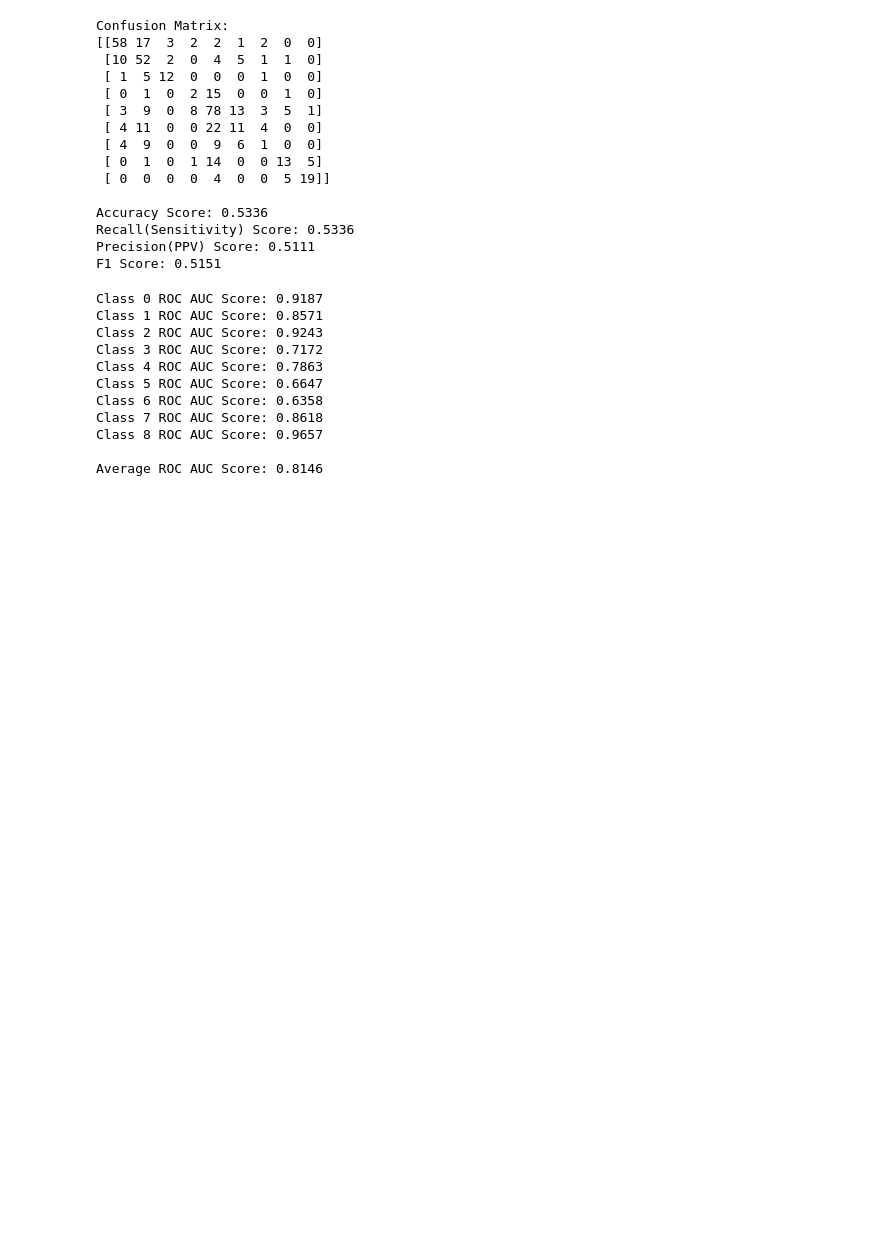
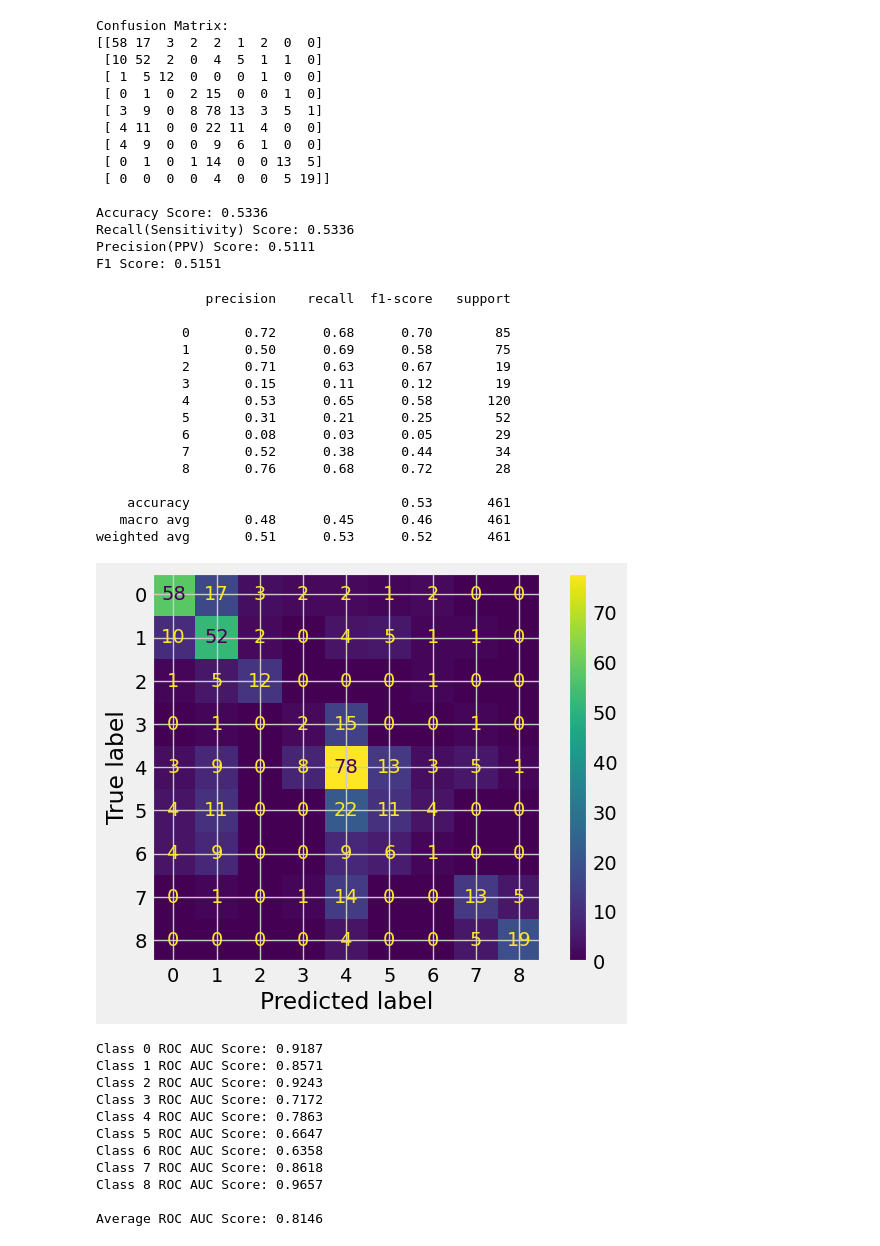
Before and after one commit to sah9j/FinalDataDive, a Jupyter notebook: main.ipynb, the cells around one changed output. Cells and saved outputs as stored; diff of their text form; code cells hidden in the pictures; blank space fills up the shorter version.

Commit message:
Adding visualizations

```diff
--- a/main.ipynb
+++ b/main.ipynb
@@ -569,6 +569,34 @@ Accuracy Score: 0.5336
 Recall(Sensitivity) Score: 0.5336
 Precision(PPV) Score: 0.5111
 F1 Score: 0.5151
+# %%
+# Predict the response on the test data.
+clf_pred_test = final_model.predict(X_test_sc)
+# %%
+cnf_mat = confusion_matrix(y_test, clf_pred_test,labels=final_model.classes_)
+print(classification_report(y_test, clf_pred_test))
+
+# Plot the confusion matrix
+disp = ConfusionMatrixDisplay(cnf_mat,display_labels=final_model.classes_)
+disp.plot()
+plt.show()
+# %% [output]
+              precision    recall  f1-score   support
+
+           0       0.72      0.68      0.70        85
+           1       0.50      0.69      0.58        75
+           2       0.71      0.63      0.67        19
+           3       0.15      0.11      0.12        19
+           4       0.53      0.65      0.58       120
+           5       0.31      0.21      0.25        52
+           6       0.08      0.03      0.05        29
+           7       0.52      0.38      0.44        34
+           8       0.76      0.68      0.72        28
+
+    accuracy                           0.53       461
+   macro avg       0.48      0.45      0.46       461
+weighted avg       0.51      0.53      0.52       461
+[figure, added]
 # %%
 # Predict probabilities for each class
 y_probs = final_model.predict_proba(X_test_sc)
```
Also changed, not shown: parts of 5 cells of this notebook.
